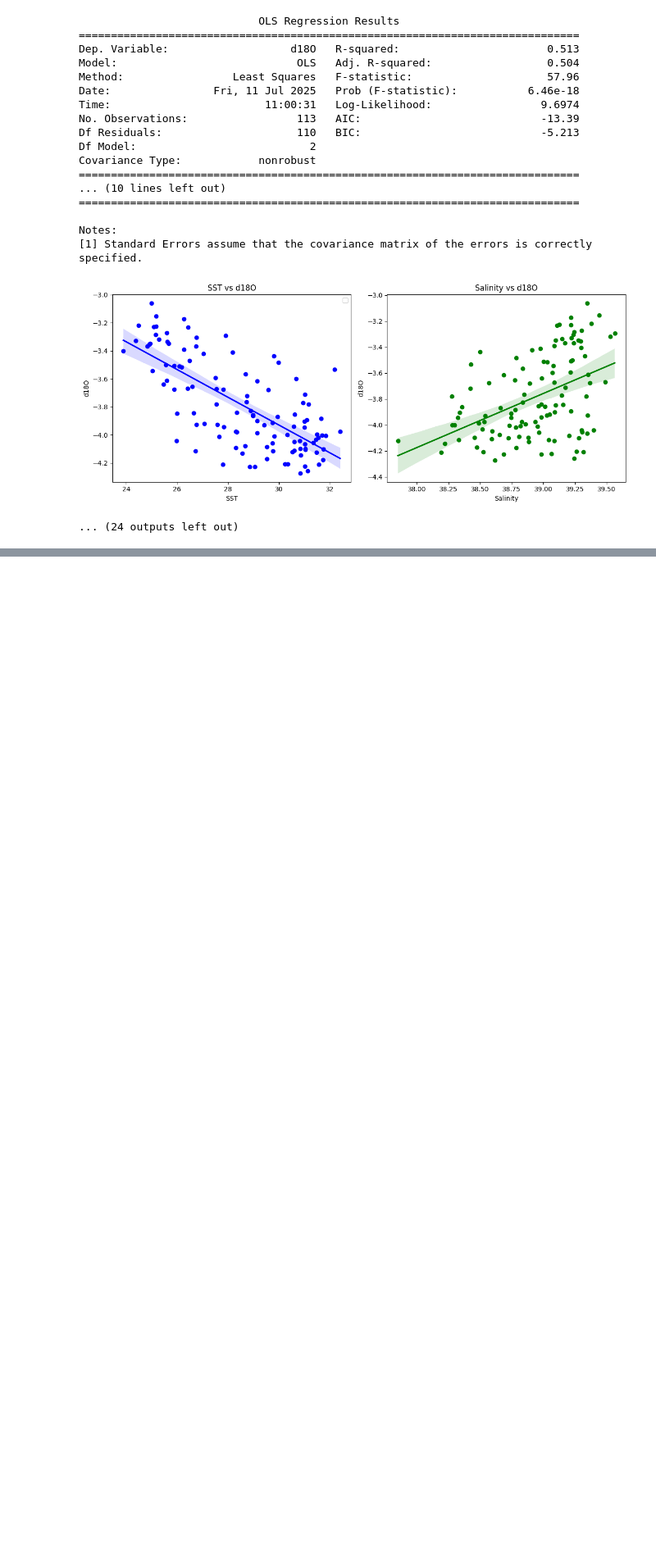
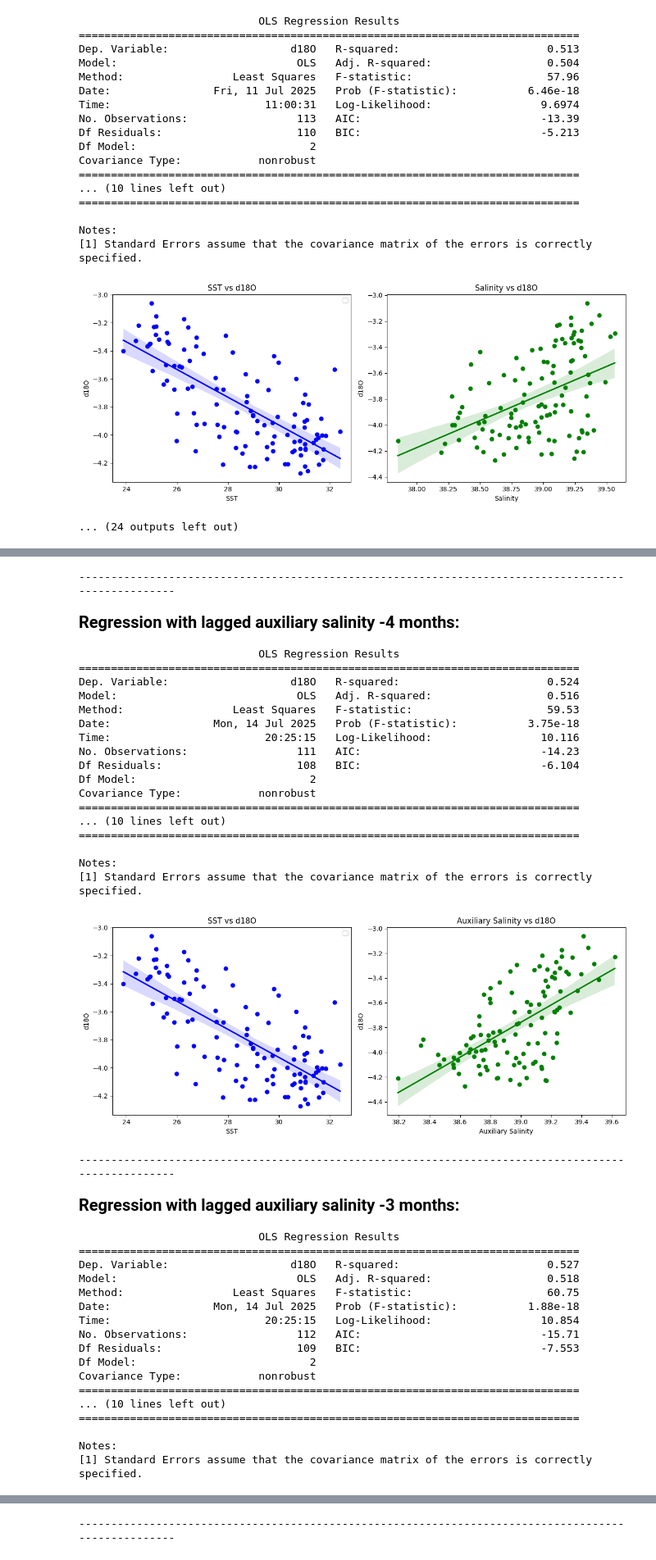
Before and after one commit to Equite774/CobbLab, a Jupyter notebook: d18O_correlation/correlation.ipynb, the cells around one changed output, grey strips where cells are left out. Shown at 82% size. Cells and saved outputs as stored; diff of their text form; code cells hidden in the pictures; blank space fills up the shorter version.

```diff
--- a/d18O_correlation/correlation.ipynb
+++ b/d18O_correlation/correlation.ipynb
@@ -295,0 +334,77 @@ Notes:
+# %%
+from IPython.display import display, HTML
+
+# Multiple Linear Regression with lagged auxiliary salinity
+for i in range(-4, 5):
+    if i == 0:
+        df_lagged = df
+    else:
+        df_lagged = dataframes[i]
+    print('-' * 100)
+    display(HTML(f'<span style="font-size:20px; font-weight:bold;">Regression with lagged auxiliary salinity {i} months:</span>'))
+    X = df_lagged[['sst', 'aux_salinity']]
+    y = df_lagged['d18O']
+    scaler = StandardScaler()
+    X_scaled = scaler.fit_transform(X)
+    X_scaled = sm.add_constant(X_scaled)
+    model = sm.OLS(y, X_scaled).fit()
+    print(model.summary())
+
+    # Visualize
+    fig, axs = plt.subplots(1, 2, figsize=(12, 5))
+
+    axs[0].scatter(df_lagged['sst'], df_lagged['d18O'], color='blue')
+    sns.regplot(x='sst', y='d18O', data=df_lagged, scatter=False, ax=axs[0], color='blue', line_kws={'label': 'Best Fit Line'})
+    axs[0].legend()
+    axs[0].set_title("SST vs d18O")
+    axs[0].set_xlabel("SST")
+    axs[0].set_ylabel("d18O")
+
+    axs[1].scatter(df_lagged['aux_salinity'], df_lagged['d18O'], color='green')
+    sns.regplot(x='aux_salinity', y='d18O', data=df_lagged, scatter=False, ax=axs[1], color='green', line_kws={'label': 'Best Fit Line'})
+    axs[1].set_title("Auxiliary Salinity vs d18O")
+    axs[1].set_xlabel("Auxiliary Salinity")
+    axs[1].set_ylabel("d18O")
+
+    plt.tight_layout()
+    plt.show()
+# %% [output]
+----------------------------------------------------------------------------------------------------
+Regression with lagged auxiliary salinity -4 months:
+                            OLS Regression Results
+==============================================================================
+Dep. Variable:                   d18O   R-squared:                       0.524
+Model:                            OLS   Adj. R-squared:                  0.516
+Method:                 Least Squares   F-statistic:                     59.53
+Date:                Mon, 14 Jul 2025   Prob (F-statistic):           3.75e-18
+Time:                        20:25:15   Log-Likelihood:                 10.116
+No. Observations:                 111   AIC:                            -14.23
+Df Residuals:                     108   BIC:                            -6.104
+Df Model:                           2
+Covariance Type:            nonrobust
+==============================================================================
+... (10 lines left out)
+==============================================================================
+
+Notes:
+[1] Standard Errors assume that the covariance matrix of the errors is correctly specified.
+[figure, added]
+----------------------------------------------------------------------------------------------------
+Regression with lagged auxiliary salinity -3 months:
+                            OLS Regression Results
+==============================================================================
+Dep. Variable:                   d18O   R-squared:                       0.527
+Model:                            OLS   Adj. R-squared:                  0.518
+Method:                 Least Squares   F-statistic:                     60.75
+Date:                Mon, 14 Jul 2025   Prob (F-statistic):           1.88e-18
+Time:                        20:25:15   Log-Likelihood:                 10.854
+No. Observations:                 112   AIC:                            -15.71
+Df Residuals:                     109   BIC:                            -7.553
+Df Model:                           2
+Covariance Type:            nonrobust
+==============================================================================
+... (10 lines left out)
+==============================================================================
+
+Notes:
+[1] Standard Errors assume that the covariance matrix of the errors is correctly specified.
@@ -295,0 +412 @@ Notes:
+----------------------------------------------------------------------------------------------------
```
Also changed, not shown: parts of 3 cells of this notebook.
